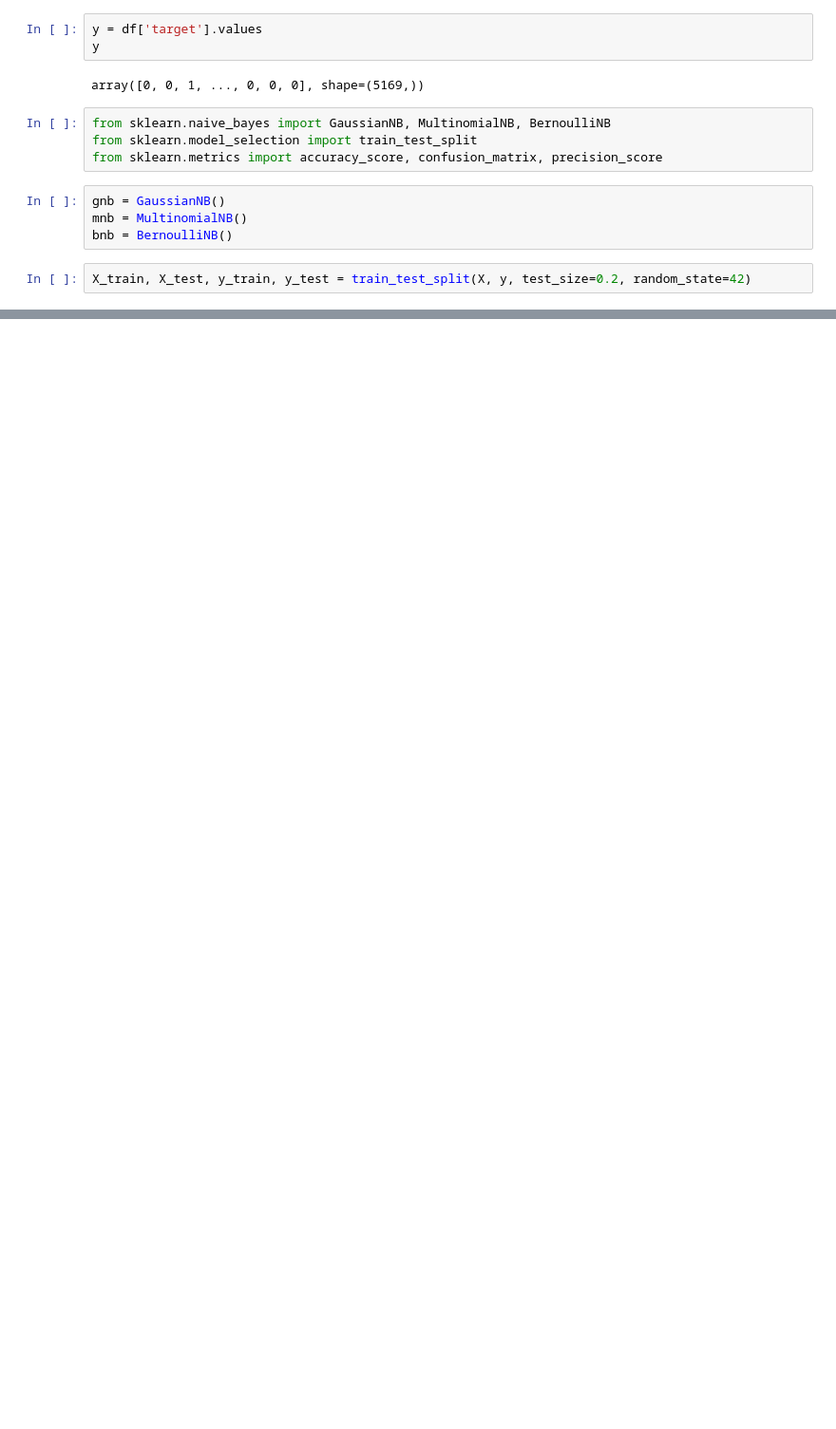
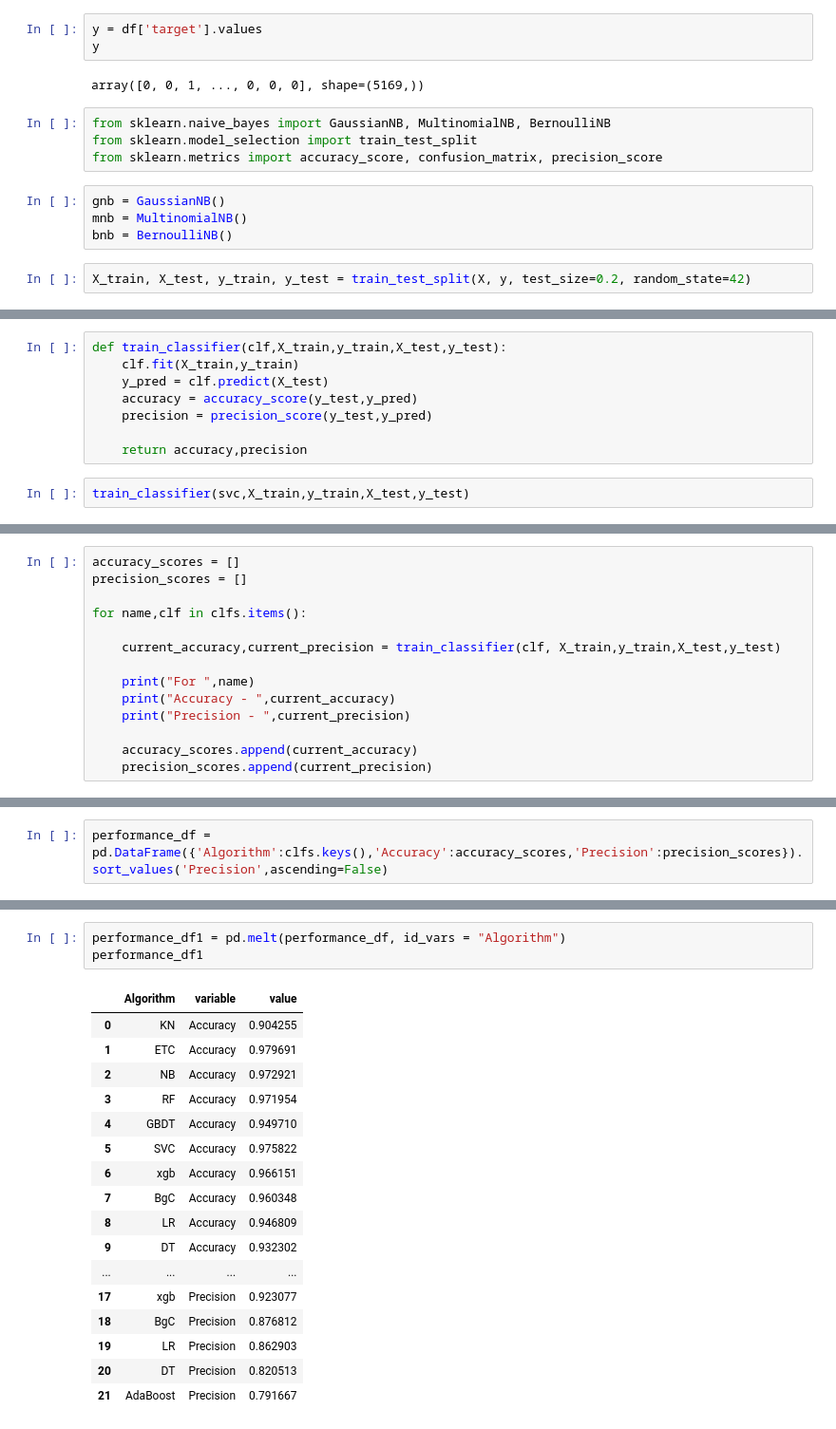
Before and after one commit to milanrai14/sms-spam-detection, a Jupyter notebook: notebook/sms_spam_detection.ipynb, the cells around one changed output, grey strips where cells are left out. Shown at 95% size. Drawn from its saved outputs; the diff is of its cells as text; blank space fills up the shorter version.

Commit message:
Choose Votting Classifier Model

```diff
--- a/notebook/sms_spam_detection.ipynb
+++ b/notebook/sms_spam_detection.ipynb
@@ -682,0 +721,10 @@ Precision_score:  0.7862068965517242
+# %%
+def train_classifier(clf,X_train,y_train,X_test,y_test):
+    clf.fit(X_train,y_train)
+    y_pred = clf.predict(X_test)
+    accuracy = accuracy_score(y_test,y_pred)
+    precision = precision_score(y_test,y_pred)
+
+    return accuracy,precision
+# %%
+train_classifier(svc,X_train,y_train,X_test,y_test)
@@ -682,0 +733,14 @@ Precision_score:  0.7862068965517242
+# %%
+accuracy_scores = []
+precision_scores = []
+
+for name,clf in clfs.items():
+
+    current_accuracy,current_precision = train_classifier(clf, X_train,y_train,X_test,y_test)
+
+    print("For ",name)
+    print("Accuracy - ",current_accuracy)
+    print("Precision - ",current_precision)
+
+    accuracy_scores.append(current_accuracy)
+    precision_scores.append(current_precision)
@@ -682,0 +765,2 @@ Precision_score:  0.7862068965517242
+# %%
+performance_df = pd.DataFrame({'Algorithm':clfs.keys(),'Accuracy':accuracy_scores,'Precision':precision_scores}).sort_values('Precision',ascending=False)
@@ -682,0 +782,21 @@ Precision_score:  0.7862068965517242
+# %%
+performance_df1 = pd.melt(performance_df, id_vars = "Algorithm")
+performance_df1
+# %% [output]
+|  | Algorithm | variable | value |
+| 0 | KN | Accuracy | 0.904255 |
+| 1 | ETC | Accuracy | 0.979691 |
+| 2 | NB | Accuracy | 0.972921 |
+| 3 | RF | Accuracy | 0.971954 |
+| 4 | GBDT | Accuracy | 0.949710 |
+| 5 | SVC | Accuracy | 0.975822 |
+| 6 | xgb | Accuracy | 0.966151 |
+| 7 | BgC | Accuracy | 0.960348 |
+| 8 | LR | Accuracy | 0.946809 |
+| 9 | DT | Accuracy | 0.932302 |
+| ... | ... | ... | ... |
+| 17 | xgb | Precision | 0.923077 |
+| 18 | BgC | Precision | 0.876812 |
+| 19 | LR | Precision | 0.862903 |
+| 20 | DT | Precision | 0.820513 |
+| 21 | AdaBoost | Precision | 0.791667 |
```
Also changed, not shown: parts of 25 cells of this notebook, 2 other files.
